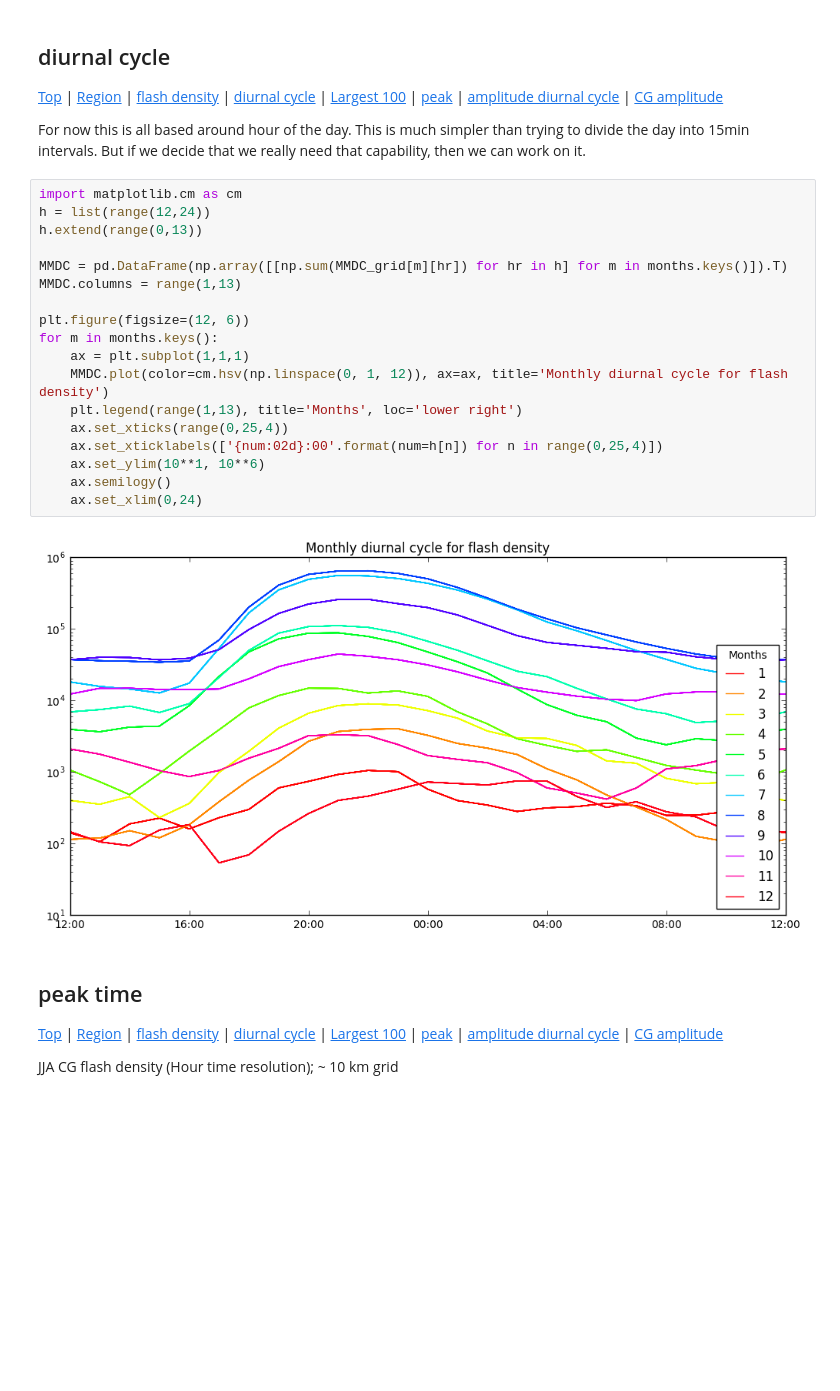
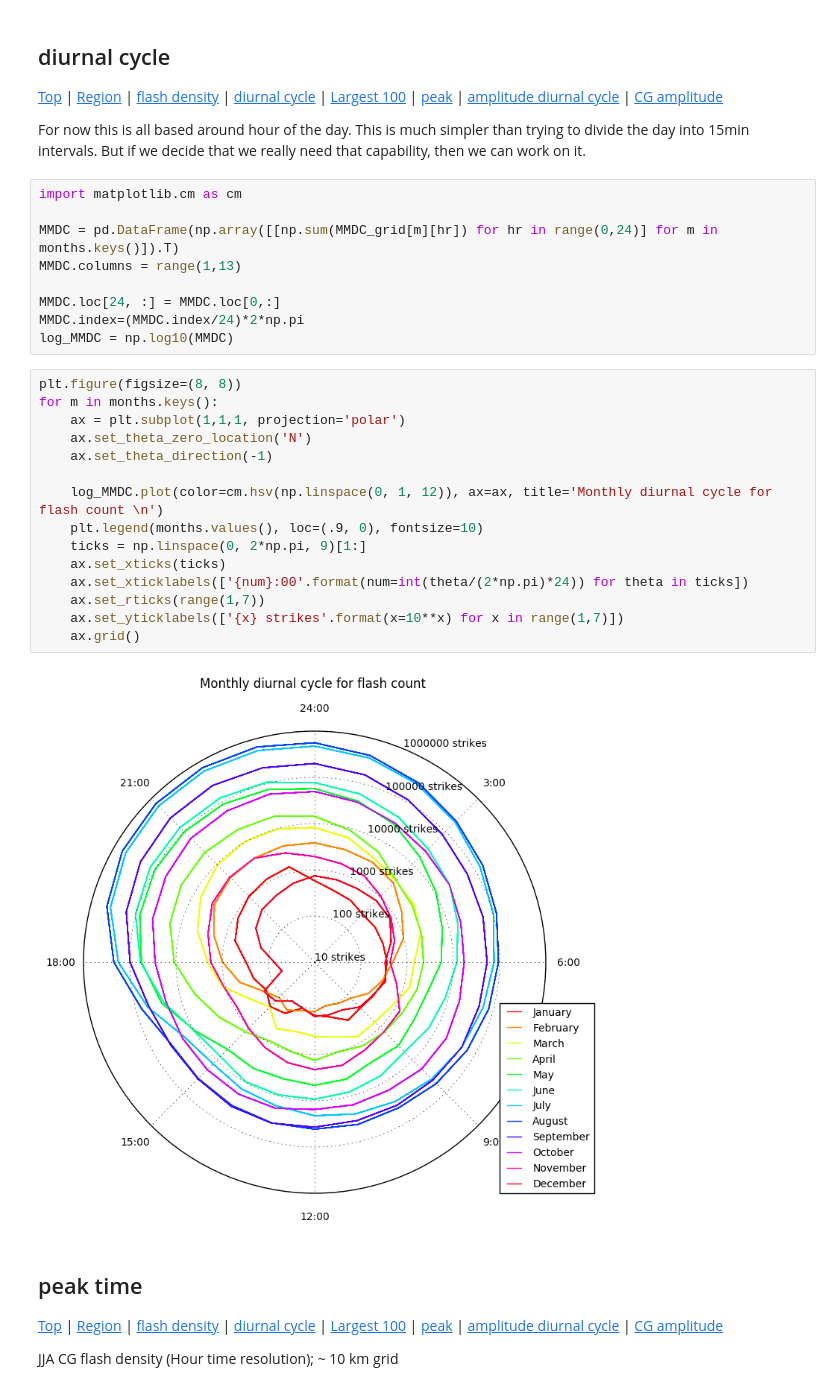
Before and after one commit to jsignell/lightning-tools, a Jupyter notebook: 02 Climatology.ipynb, the cells around one changed output. Cells and saved outputs as stored; diff of their text form; blank space fills up the shorter version.

Commit message:
made diurnal cycle polar

```diff
--- a/02 Climatology.ipynb
+++ b/02 Climatology.ipynb
@@ -129,26 +129,32 @@ ax.set_title('July August Accumulated Flash Count')
 [Top](#Regional-Climatology) | [Region](#object-orientation) | [flash density](#flash-density) | [diurnal cycle](#diurnal-cycle) | [Largest 100](#top-100) | [peak](#peak-time) | [amplitude diurnal cycle](#amplitude-of-DC) | [CG amplitude](#CG-amplitude)
 
 For now this is all based around hour of the day. This is much simpler than trying to divide the day into 15min intervals. But if we decide that we really need that capability, then we can work on it.
-# %%
-import matplotlib.cm as cm
-h = list(range(12,24))
-h.extend(range(0,13))
-
-MMDC = pd.DataFrame(np.array([[np.sum(MMDC_grid[m][hr]) for hr in h] for m in months.keys()]).T)
-MMDC.columns = range(1,13)
-
-plt.figure(figsize=(12, 6))
-for m in months.keys():
-    ax = plt.subplot(1,1,1)
-    MMDC.plot(color=cm.hsv(np.linspace(0, 1, 12)), ax=ax, title='Monthly diurnal cycle for flash density')
-    plt.legend(range(1,13), title='Months', loc='lower right')
-    ax.set_xticks(range(0,25,4))
-    ax.set_xticklabels(['{num:02d}:00'.format(num=h[n]) for n in range(0,25,4)])
-    ax.set_ylim(10**1, 10**6)
-    ax.semilogy()
-    ax.set_xlim(0,24)
-# %% [output]
-[figure, removed]
+# %%
+import matplotlib.cm as cm
+
+MMDC = pd.DataFrame(np.array([[np.sum(MMDC_grid[m][hr]) for hr in range(0,24)] for m in months.keys()]).T)
+MMDC.columns = range(1,13)
+
+MMDC.loc[24, :] = MMDC.loc[0,:]
+MMDC.index=(MMDC.index/24)*2*np.pi
+log_MMDC = np.log10(MMDC)
+# %%
+plt.figure(figsize=(8, 8))
+for m in months.keys():
+    ax = plt.subplot(1,1,1, projection='polar')
+    ax.set_theta_zero_location('N')
+    ax.set_theta_direction(-1)
+
+    log_MMDC.plot(color=cm.hsv(np.linspace(0, 1, 12)), ax=ax, title='Monthly diurnal cycle for flash count \n')
+    plt.legend(months.values(), loc=(.9, 0), fontsize=10)
+    ticks = np.linspace(0, 2*np.pi, 9)[1:]
+    ax.set_xticks(ticks)
+    ax.set_xticklabels(['{num}:00'.format(num=int(theta/(2*np.pi)*24)) for theta in ticks])
+    ax.set_rticks(range(1,7))
+    ax.set_yticklabels(['{x} strikes'.format(x=10**x) for x in range(1,7)])
+    ax.grid()
+# %% [output]
+[figure, added]
 # %% [markdown]
 ## peak time
 [Top](#Regional-Climatology) | [Region](#object-orientation) | [flash density](#flash-density) | [diurnal cycle](#diurnal-cycle) | [Largest 100](#top-100) | [peak](#peak-time) | [amplitude diurnal cycle](#amplitude-of-DC) | [CG amplitude](#CG-amplitude)
```
Also changed, not shown: parts of 1 cell of this notebook.
